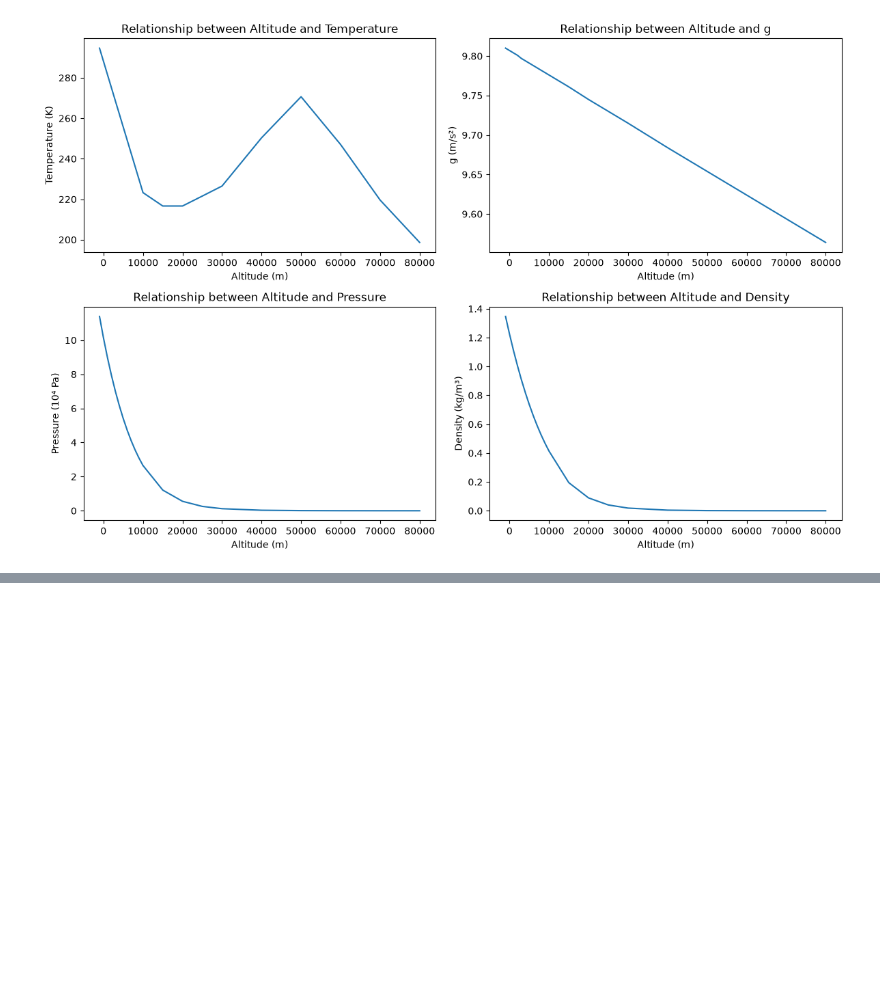
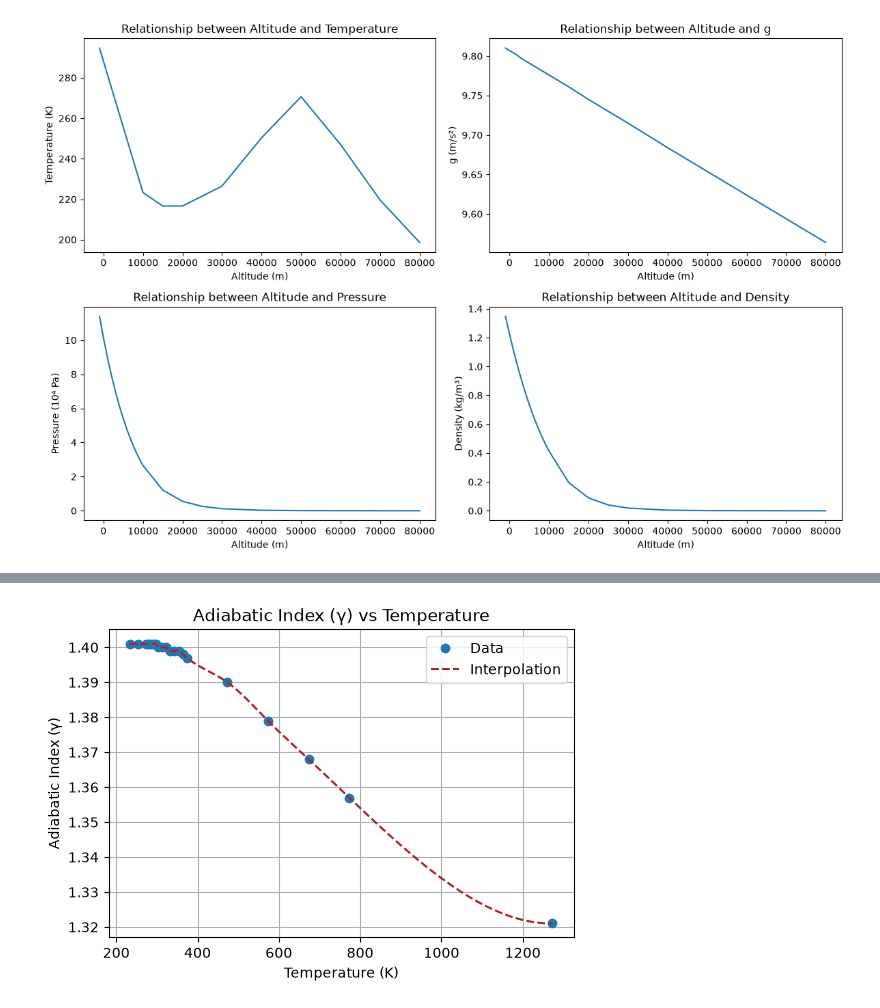
Before and after one commit to GrayNoire/Modeling-Drag, a Jupyter notebook: problem3.ipynb, the cells around one changed output, grey strips where cells are left out. Drawn from its saved outputs; the diff is of its cells as text; code cells hidden in the pictures; blank space fills up the shorter version.

```diff
--- a/problem3.ipynb
+++ b/problem3.ipynb
@@ -126,2 +160,36 @@ Evaluated values at specific altitudes:
+# %%
+# Also grab adiabatic index (gamma)
+url = "https://www.engineeringtoolbox.com/specific-heat-ratio-d_602.html"
+response = requests.get(url)
+xhtml = response.text
+
+p = HTMLTableParser()
+p.feed(xhtml)
+
+# Turn into a pandas dataframe and simplify column names
+df_gamma = pd.DataFrame(p.tables[1][1:], columns=p.tables[1][0])
+for col in df_gamma.columns:
+    df_gamma[col] = df_gamma[col].astype(float)
+
+new_columns_gamma = ['Temperature (K)', 'Adiabatic Index (γ)']
+df_gamma = df_gamma.rename(columns=dict(zip(df_gamma.columns, new_columns_gamma)))
+df_gamma['Temperature (K)'] = df_gamma['Temperature (K)'] + 273.15
+
+# Interpolate adiabatic index (gamma) as a function of temperature
+f_gamma = make_interp_spline(df_gamma['Temperature (K)'], df_gamma['Adiabatic Index (γ)'])
+T_vals = np.linspace(df_gamma['Temperature (K)'].min(), df_gamma['Temperature (K)'].max(), 100)
+
+
+plt.figure(figsize=(6,4))
+plt.plot(df_gamma['Temperature (K)'], df_gamma['Adiabatic Index (γ)'], label='Data', marker='o', linestyle='')
+plt.plot(T_vals, f_gamma(T_vals), '--', label='Interpolation', color='firebrick')
+plt.title("Adiabatic Index (γ) vs Temperature")
+plt.xlabel('Temperature (K)')
+plt.ylabel('Adiabatic Index (γ)')
+plt.grid()
+plt.legend()
+plt.show()
+# %% [output]
+[figure, added]
 # %%
 import numpy as np
```
Also changed, not shown: parts of 6 cells of this notebook, 1 other file.
